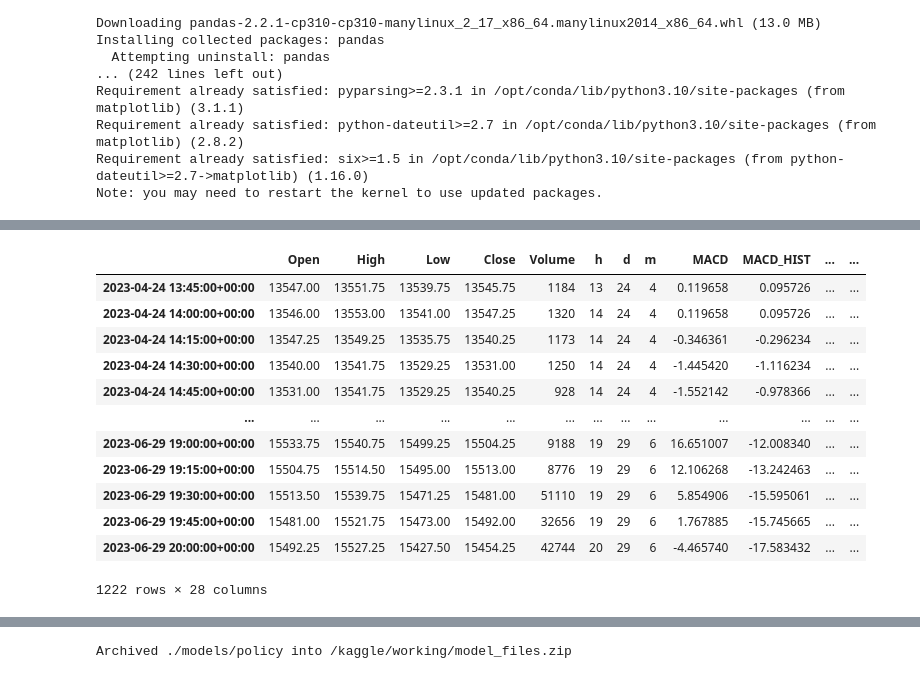
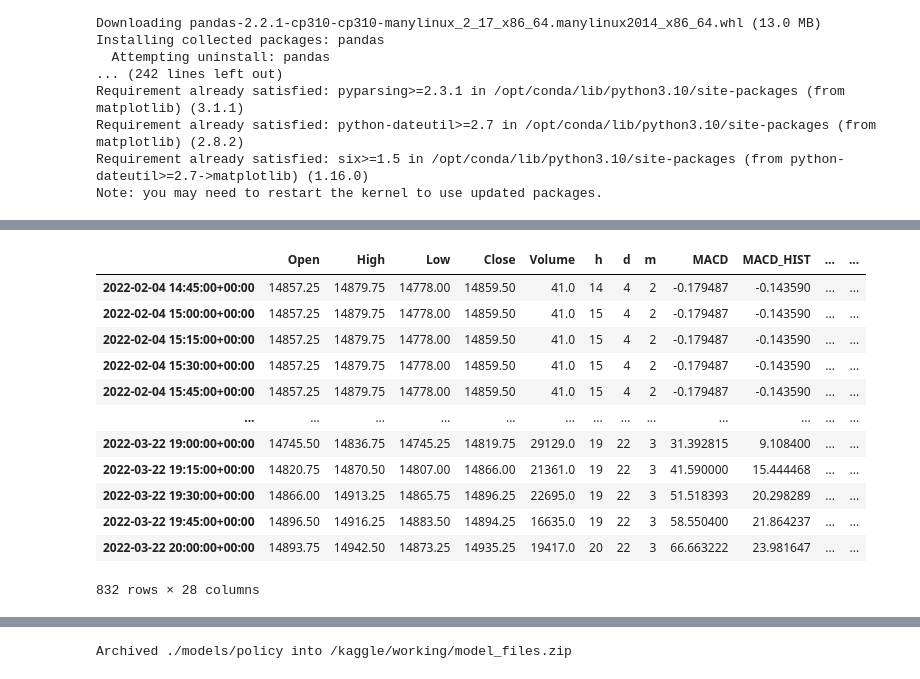
Before and after one commit to adamd1985/notebooks, a Jupyter notebook: rltest_v8.ipynb, the cells around one changed output, grey strips where cells are left out. Saved outputs shown, nothing was run; the diff lists cells and outputs as text; code cells hidden in the pictures.

```diff
--- a/rltest_v8.ipynb
+++ b/rltest_v8.ipynb
@@ -158,10 +158,9 @@ D1="1d"
 H1="1h"
 M15="15m"
 M1="1m"
-EVAL_SPLIT = 0.2
+EVAL_SPLIT = 0.1
 DATE_TIME_FORMAT = "%Y-%m-%d"
-# 10Y=F-2023-04-24-2024-01-01-15m
-START_DATE = "2023-04-24" #pd.Timestamp(datetime.now() - Day(MIN15_RANGE)).strftime(DATE_TIME_FORMAT)
+START_DATE = "2022-01-01" #pd.Timestamp(datetime.now() - Day(MIN15_RANGE)).strftime(DATE_TIME_FORMAT)
 END_DATE = "2024-03-26" #pd.Timestamp(datetime.now() - BDay(1)).strftime(DATE_TIME_FORMAT)
 total_days = (pd.Timestamp(END_DATE) - pd.Timestamp(START_DATE)).days
 midpoint_date = pd.Timestamp(START_DATE) + Day(int(total_days * EVAL_SPLIT))
@@ -378,12 +377,12 @@ def decorate_ts(stock_df, target=False):
     return stock_df
 
 stock1_df = tickers[TARGET1].copy()
-stock2_df = tickers[TARGET2].copy()
-stock3_df = tickers[TARGET3].copy()
+# stock2_df = tickers[TARGET2].copy()
+# stock3_df = tickers[TARGET3].copy()
 
 stock1_df = decorate_ts(stock1_df, target=True)
-stock2_df = decorate_ts(stock2_df)
-stock3_df = decorate_ts(stock3_df)
+# stock2_df = decorate_ts(stock2_df)
+# stock3_df = decorate_ts(stock3_df)
 
 stock1_df
 # %% [output]
@@ -790,51 +789,51 @@ class TradingEnv(py_environment.PyEnvironment):
             "Annualized Return": annualized_return,
             "Annualized Vol": annualized_vol,
             "Sharpe Ratio": sharpe_ratio,
             "Downside Deviation": downside_deviation,
             "Sortino Ratio": sortino_ratio,
             "Max Drawdown": drawdowns.max(),
             "Max Drawdown Days": max_dd_duration_days,
             "Trade Churn": churn,
             "Skewness": skew(rets.values),
             "Kurtosis": kurtosis(rets.values)
         }
 
     def render(self, mode='human'):
         print(f'Step: {self.current_step}, Balance: {self.balance}, Holdings: {self.total_shares}')
         print(f"trade stats: {self.get_trade_stats()}")
 
 train_data = stock1_df[stock1_df.index < SPLIT_DATE].copy()
 test_data = stock1_df[stock1_df.index >= SPLIT_DATE].copy()
-condition_data = stock2_df[stock2_df.index < SPLIT_DATE].copy()
-condition2_data = stock3_df[stock3_df.index < SPLIT_DATE].copy()
+# condition_data = stock2_df[stock2_df.index < SPLIT_DATE].copy()
+# condition2_data = stock3_df[stock3_df.index < SPLIT_DATE].copy()
 
 train_env = TradingEnv(train_data)
 utils.validate_py_environment(train_env, episodes=2)
 test_env = TradingEnv(test_data)
 utils.validate_py_environment(train_env, episodes=1)
-condition_env = TradingEnv(condition_data)
-utils.validate_py_environment(condition_env, episodes=2)
-condition2_env = TradingEnv(condition2_data)
-utils.validate_py_environment(condition2_env, episodes=2)
+# condition_env = TradingEnv(condition_data)
+# utils.validate_py_environment(condition_env, episodes=2)
+# condition2_env = TradingEnv(condition2_data)
+# utils.validate_py_environment(condition2_env, episodes=2)
 
 collect_env = train_env
 eval_env = test_env
 
 collect_env.data
 # %% [output]
 |  | Open | High | Low | Close | Volume | h | d | m | MACD | MACD_HIST | ... | ... |
-| 2023-04-24 13:45:00+00:00 | 13547.00 | 13551.75 | 13539.75 | 13545.75 | 1184 | 13 | 24 | 4 | 0.119658 | 0.095726 | ... | ... |
-| 2023-04-24 14:00:00+00:00 | 13546.00 | 13553.00 | 13541.00 | 13547.25 | 1320 | 14 | 24 | 4 | 0.119658 | 0.095726 | ... | ... |
-| 2023-04-24 14:15:00+00:00 | 13547.25 | 13549.25 | 13535.75 | 13540.25 | 1173 | 14 | 24 | 4 | -0.346361 | -0.296234 | ... | ... |
-| 2023-04-24 14:30:00+00:00 | 13540.00 | 13541.75 | 13529.25 | 13531.00 | 1250 | 14 | 24 | 4 | -1.445420 | -1.116234 | ... | ... |
-| 2023-04-24 14:45:00+00:00 | 13531.00 | 13541.75 | 13529.25 | 13540.25 | 928 | 14 | 24 | 4 | -1.552142 | -0.978366 | ... | ... |
+| 2022-02-04 14:45:00+00:00 | 14857.25 | 14879.75 | 14778.00 | 14859.50 | 41.0 | 14 | 4 | 2 | -0.179487 | -0.143590 | ... | ... |
+| 2022-02-04 15:00:00+00:00 | 14857.25 | 14879.75 | 14778.00 | 14859.50 | 41.0 | 15 | 4 | 2 | -0.179487 | -0.143590 | ... | ... |
+| 2022-02-04 15:15:00+00:00 | 14857.25 | 14879.75 | 14778.00 | 14859.50 | 41.0 | 15 | 4 | 2 | -0.179487 | -0.143590 | ... | ... |
+| 2022-02-04 15:30:00+00:00 | 14857.25 | 14879.75 | 14778.00 | 14859.50 | 41.0 | 15 | 4 | 2 | -0.179487 | -0.143590 | ... | ... |
+| 2022-02-04 15:45:00+00:00 | 14857.25 | 14879.75 | 14778.00 | 14859.50 | 41.0 | 15 | 4 | 2 | -0.179487 | -0.143590 | ... | ... |
 | ... | ... | ... | ... | ... | ... | ... | ... | ... | ... | ... | ... | ... |
-| 2023-06-29 19:00:00+00:00 | 15533.75 | 15540.75 | 15499.25 | 15504.25 | 9188 | 19 | 29 | 6 | 16.651007 | -12.008340 | ... | ... |
-| 2023-06-29 19:15:00+00:00 | 15504.75 | 15514.50 | 15495.00 | 15513.00 | 8776 | 19 | 29 | 6 | 12.106268 | -13.242463 | ... | ... |
-| 2023-06-29 19:30:00+00:00 | 15513.50 | 15539.75 | 15471.25 | 15481.00 | 51110 | 19 | 29 | 6 | 5.854906 | -15.595061 | ... | ... |
-| 2023-06-29 19:45:00+00:00 | 15481.00 | 15521.75 | 15473.00 | 15492.00 | 32656 | 19 | 29 | 6 | 1.767885 | -15.745665 | ... | ... |
-| 2023-06-29 20:00:00+00:00 | 15492.25 | 15527.25 | 15427.50 | 15454.25 | 42744 | 20 | 29 | 6 | -4.465740 | -17.583432 | ... | ... |
+| 2022-03-22 19:00:00+00:00 | 14745.50 | 14836.75 | 14745.25 | 14819.75 | 29129.0 | 19 | 22 | 3 | 31.392815 | 9.108400 | ... | ... |
+| 2022-03-22 19:15:00+00:00 | 14820.75 | 14870.50 | 14807.00 | 14866.00 | 21361.0 | 19 | 22 | 3 | 41.590000 | 15.444468 | ... | ... |
+| 2022-03-22 19:30:00+00:00 | 14866.00 | 14913.25 | 14865.75 | 14896.25 | 22695.0 | 19 | 22 | 3 | 51.518393 | 20.298289 | ... | ... |
+| 2022-03-22 19:45:00+00:00 | 14896.50 | 14916.25 | 14883.50 | 14894.25 | 16635.0 | 19 | 22 | 3 | 58.550400 | 21.864237 | ... | ... |
+| 2022-03-22 20:00:00+00:00 | 14893.75 | 14942.50 | 14873.25 | 14935.25 | 19417.0 | 20 | 22 | 3 | 66.663222 | 23.981647 | ... | ... |
-1222 rows × 28 columns
+832 rows × 28 columns
 # %%
 def create_q_network(env, fc_layer_params=LAYERS, dropout_rate=DROPOUT, l2_reg=L2FACTOR):
     """
```
Also changed, not shown: parts of 11 cells of this notebook.
